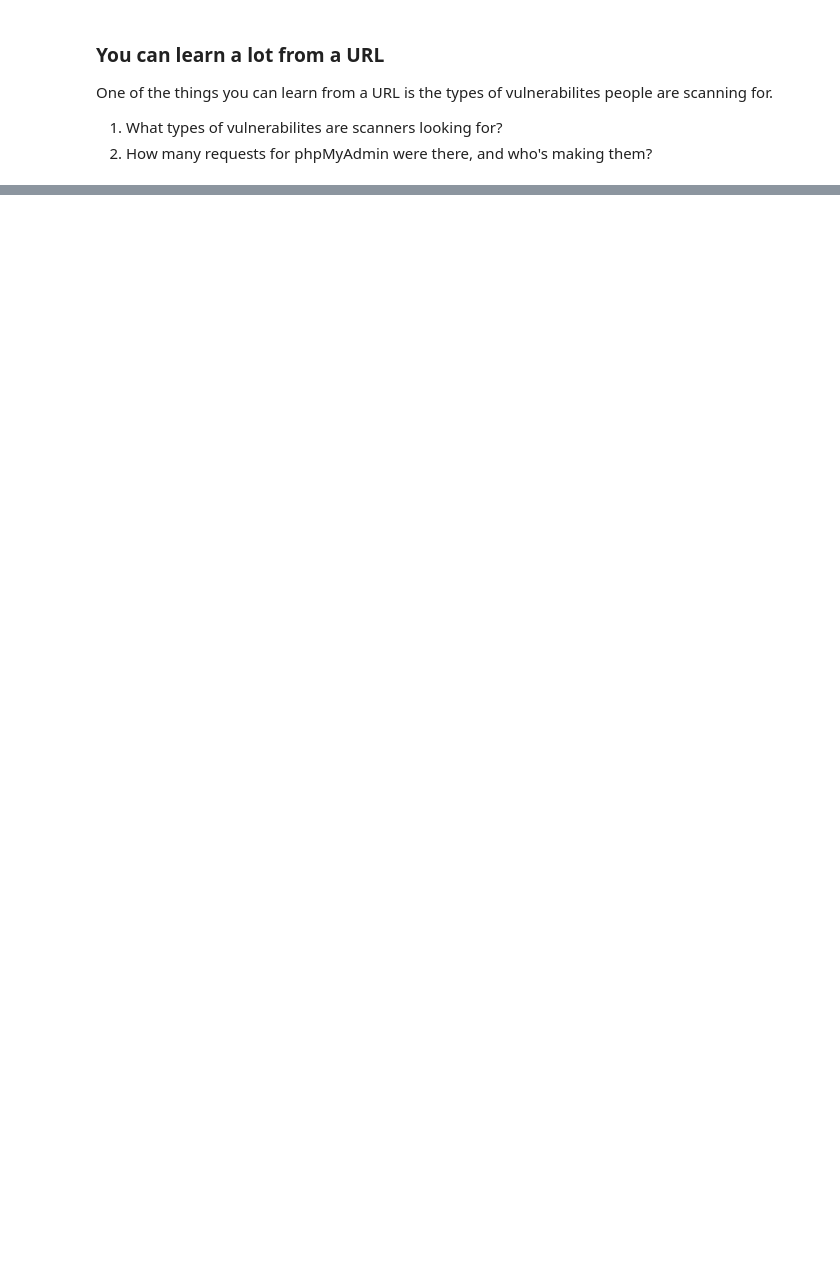
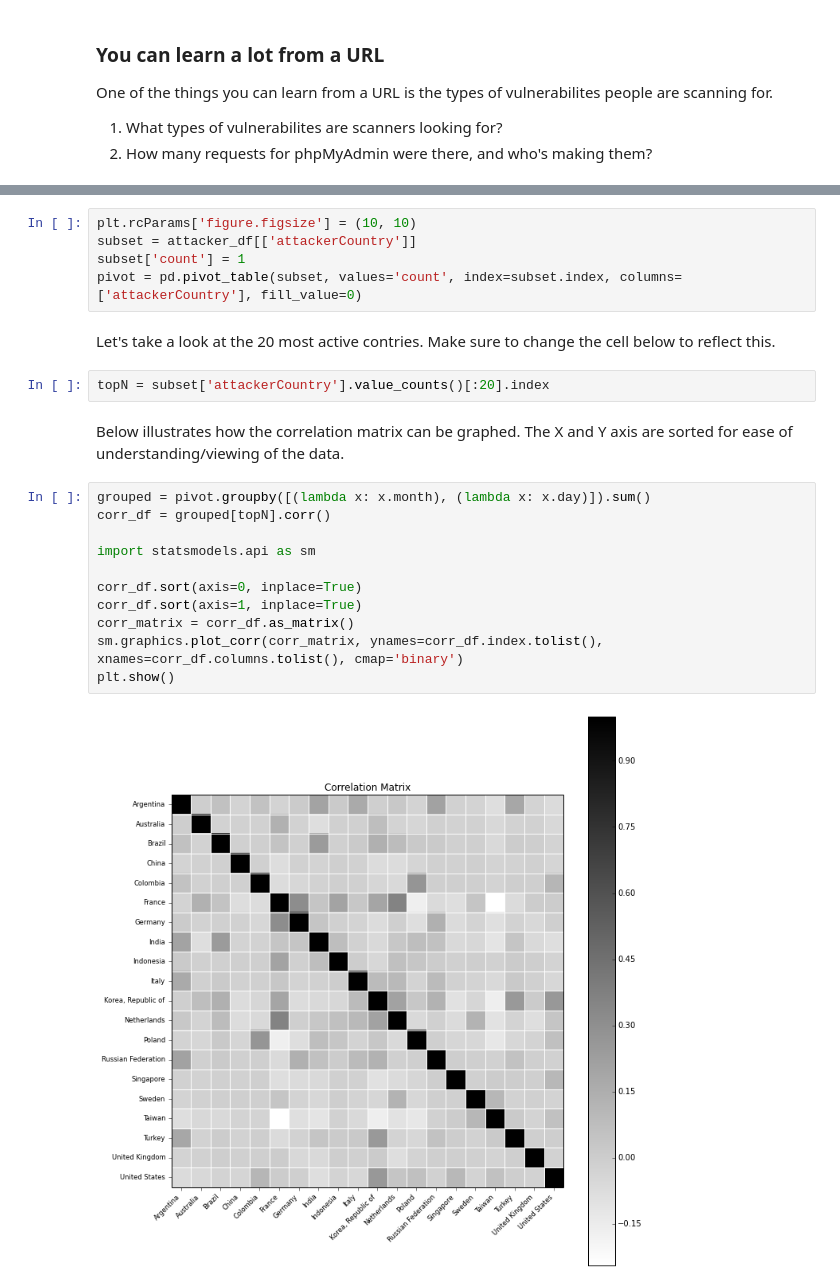
Before and after one commit to sooshie/Security-Data-Analysis, a Jupyter notebook: Lab_2/Lab_2.1-Solutions.ipynb, the cells around one changed output, grey strips where cells are left out. Saved outputs shown, nothing was run; the diff lists cells and outputs as text; blank space fills up the shorter version.

Commit message:
initial import of 2.1

```diff
--- a/Lab_2/Lab_2.1-Solutions.ipynb
+++ b/Lab_2/Lab_2.1-Solutions.ipynb
@@ -415,0 +503,24 @@ for ip in glastopf_df[glastopf_df['request_raw'].str.contains('phpMyAdmin')]['at
+# %%
+plt.rcParams['figure.figsize'] = (10, 10)
+subset = attacker_df[['attackerCountry']]
+subset['count'] = 1
+pivot = pd.pivot_table(subset, values='count', index=subset.index, columns=['attackerCountry'], fill_value=0)
+# %% [markdown]
+Let's take a look at the 20 most active contries. Make sure to change the cell below to reflect this.
+# %%
+topN = subset['attackerCountry'].value_counts()[:20].index
+# %% [markdown]
+Below illustrates how the correlation matrix can be graphed. The X and Y axis are sorted for ease of understanding/viewing of the data.
+# %%
+grouped = pivot.groupby([(lambda x: x.month), (lambda x: x.day)]).sum()
+corr_df = grouped[topN].corr()
+
+import statsmodels.api as sm
+
+corr_df.sort(axis=0, inplace=True)
+corr_df.sort(axis=1, inplace=True)
+corr_matrix = corr_df.as_matrix()
+sm.graphics.plot_corr(corr_matrix, ynames=corr_df.index.tolist(), xnames=corr_df.columns.tolist(), cmap='binary')
+plt.show()
+# %% [output]
+[figure, added]
```
Also changed, not shown: parts of 24 cells of this notebook, 2 other files.
